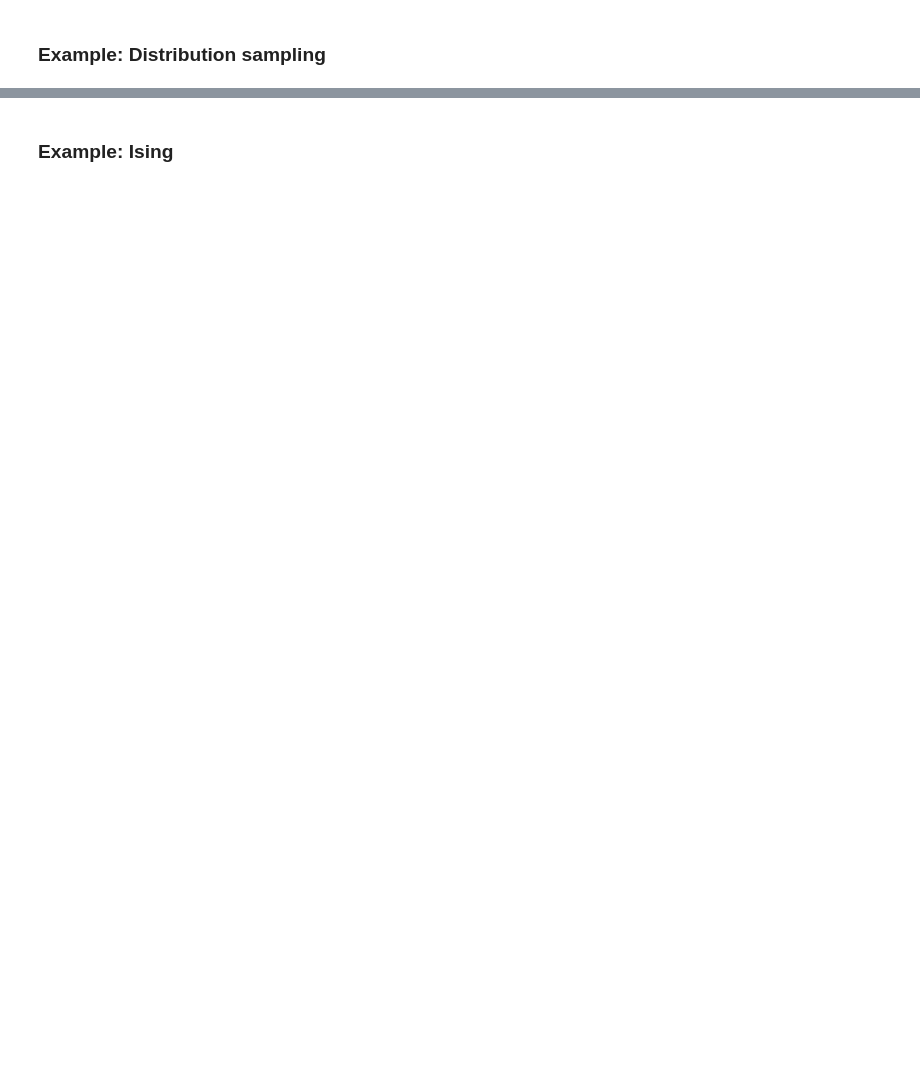
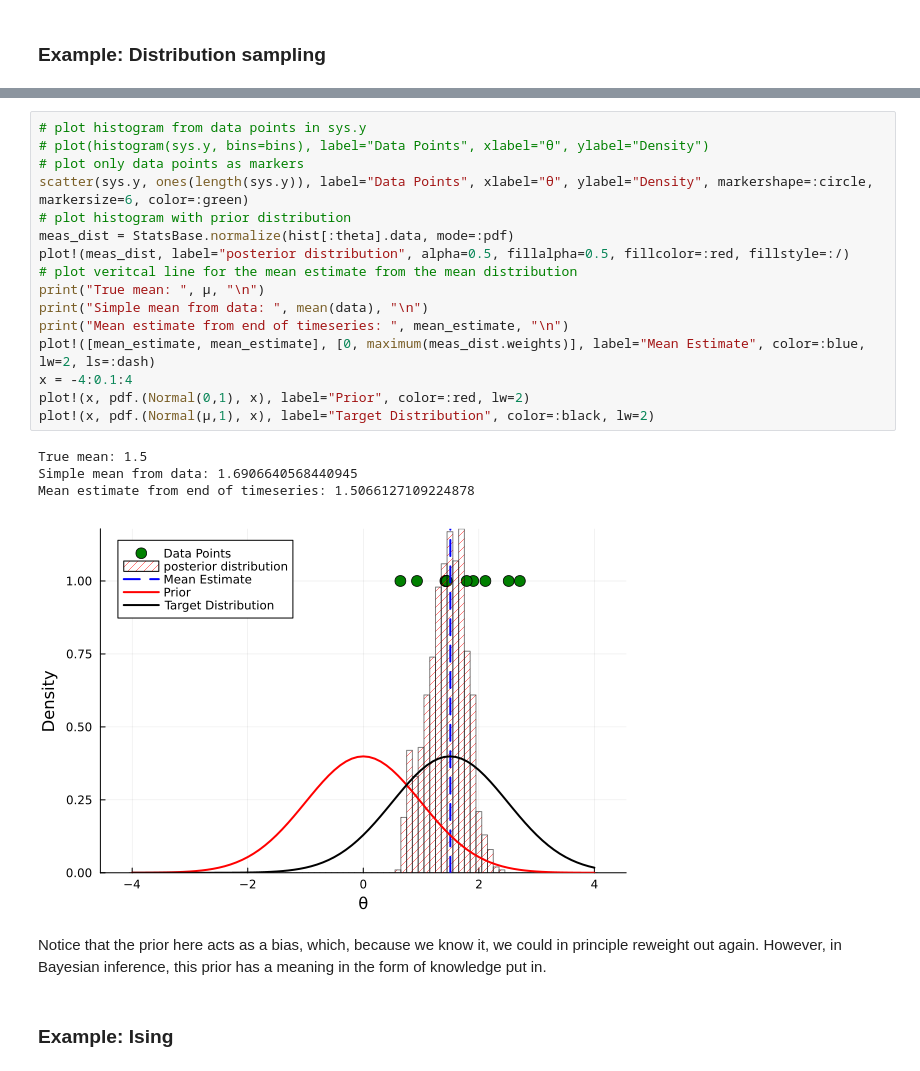
Before and after one commit to zierenberg/MonteCarloX.jl, a Jupyter notebook: examples/api.ipynb, the cells around one changed output, grey strips where cells are left out. Cells and saved outputs as stored; diff of their text form; blank space fills up the shorter version.

```diff
--- a/examples/api.ipynb
+++ b/examples/api.ipynb
@@ -307,3 +357,26 @@ std: 1.004371603946562
+# %%
+# plot histogram from data points in sys.y
+# plot(histogram(sys.y, bins=bins), label="Data Points", xlabel="θ", ylabel="Density")
+# plot only data points as markers
+scatter(sys.y, ones(length(sys.y)), label="Data Points", xlabel="θ", ylabel="Density", markershape=:circle, markersize=6, color=:green)
+# plot histogram with prior distribution
+meas_dist = StatsBase.normalize(hist[:theta].data, mode=:pdf)
+plot!(meas_dist, label="posterior distribution", alpha=0.5, fillalpha=0.5, fillcolor=:red, fillstyle=:/)
+# plot veritcal line for the mean estimate from the mean distribution
+print("True mean: ", μ, "\n")
+print("Simple mean from data: ", mean(data), "\n")
+print("Mean estimate from end of timeseries: ", mean_estimate, "\n")
+plot!([mean_estimate, mean_estimate], [0, maximum(meas_dist.weights)], label="Mean Estimate", color=:blue, lw=2, ls=:dash)
+x = -4:0.1:4
+plot!(x, pdf.(Normal(0,1), x), label="Prior", color=:red, lw=2)
+plot!(x, pdf.(Normal(μ,1), x), label="Target Distribution", color=:black, lw=2)
+# %% [output]
+True mean: 1.5
+Simple mean from data: 1.6906640568440945
+Mean estimate from end of timeseries: 1.5066127109224878
+[figure, added]
+# %% [markdown]
+Notice that the prior here acts as a bias, which, because we know it, we could in principle reweight out again. However, in Bayesian inference, this prior has a meaning in the form of knowledge put in.
 # %% [markdown]
 ### Example: Ising
 # %%
```
Also changed, not shown: parts of 39 cells of this notebook.
